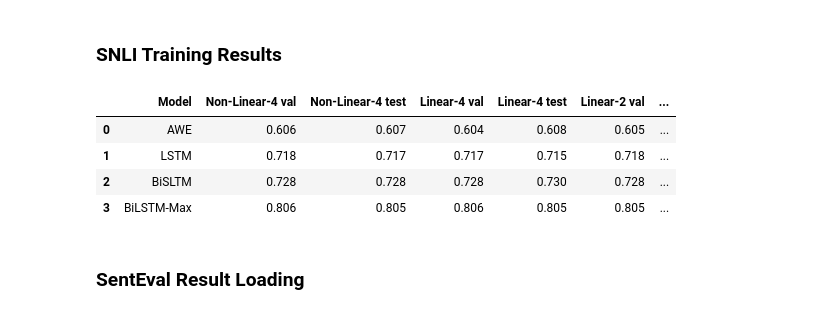
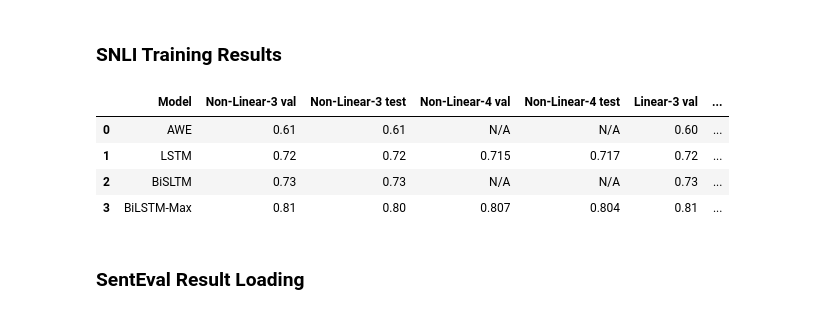
Before and after one commit to gerardPlanella/SentenceRepresentations_NLI, a Jupyter notebook: analysis.ipynb, the cells around one changed output. Cells and saved outputs as stored; diff of their text form; code cells hidden in the pictures.

```diff
--- a/analysis.ipynb
+++ b/analysis.ipynb
@@ -348,40 +360,55 @@ test_accuracies_linear_2 = {
 }
 
 val_accuracies_linear_2 = {
     "AWE":0.605,
     "LSTM":0.718,
     "BiSLTM":0.728,
     "BiLSTM-Max":0.805
 }
 
+
+test_accuracies_non_linear_4 = {
+    "LSTM":0.717,
+    "BiLSTM-Max":0.804
+}
+
+val_accuracies_non_linear_4 = {
+    "LSTM":0.715,
+    "BiLSTM-Max":0.807
+}
+
 # create dataframes for each architecture
 df_non_linear = pd.DataFrame({'Model': list(test_accuracies_non_linear.keys()),
                               'Non-Linear-3 val': list(val_accuracies_non_linear.values()),
-                              'Non-Linear-3 test': list(test_accuracies_non_linear.values())})
+                              'Non-Linear-3 test': list(test_accuracies_non_linear.values()),
+                              'Non-Linear-4 val': [val_accuracies_non_linear_4.get(key, "N/A") for key in test_accuracies_non_linear.keys()],
+                              'Non-Linear-4 test': [test_accuracies_non_linear_4.get(key, "N/A") for key in test_accuracies_non_linear.keys()]
+                             })
 
 df_linear_3 = pd.DataFrame({'Model': list(test_accuracies_linear_3.keys()),
                             'Linear-3 val': list(val_accuracies_linear_3.values()),
                             'Linear-3 test': list(test_accuracies_linear_3.values())})
 
 df_linear_2 = pd.DataFrame({'Model': list(test_accuracies_linear_2.keys()),
                             'Linear-2 val': list(val_accuracies_linear_2.values()),
                             'Linear-2 test': list(test_accuracies_linear_2.values())})
 
 # merge the dataframes on the 'Model' column
 merged_df = pd.merge(df_non_linear, df_linear_3, on='Model')
 merged_df = pd.merge(merged_df, df_linear_2, on='Model')
+merged_df = merged_df.round(2)
 
 # reorder columns
-merged_df = merged_df[['Model', 'Non-Linear-3 val', 'Non-Linear-3 test', 'Linear-3 val', 'Linear-3 test', 'Linear-2 val', 'Linear-2 test']]
+merged_df = merged_df[['Model', 'Non-Linear-3 val', 'Non-Linear-3 test', 'Non-Linear-4 val', 'Non-Linear-4 test', 'Linear-3 val', 'Linear-3 test', 'Linear-2 val', 'Linear-2 test']]
 
 # display the dataframe
 display(merged_df)
 # %% [output]
-|  | Model | Non-Linear-4 val | Non-Linear-4 test | Linear-4 val | Linear-4 test | Linear-2 val | ... |
-| 0 | AWE | 0.606 | 0.607 | 0.604 | 0.608 | 0.605 | ... |
-| 1 | LSTM | 0.718 | 0.717 | 0.717 | 0.715 | 0.718 | ... |
-| 2 | BiSLTM | 0.728 | 0.728 | 0.728 | 0.730 | 0.728 | ... |
-| 3 | BiLSTM-Max | 0.806 | 0.805 | 0.806 | 0.805 | 0.805 | ... |
+|  | Model | Non-Linear-3 val | Non-Linear-3 test | Non-Linear-4 val | Non-Linear-4 test | Linear-3 val | ... |
+| 0 | AWE | 0.61 | 0.61 | N/A | N/A | 0.60 | ... |
+| 1 | LSTM | 0.72 | 0.72 | 0.715 | 0.717 | 0.72 | ... |
+| 2 | BiSLTM | 0.73 | 0.73 | N/A | N/A | 0.73 | ... |
+| 3 | BiLSTM-Max | 0.81 | 0.80 | 0.807 | 0.804 | 0.81 | ... |
 # %% [markdown]
 ### SentEval Result Loading
 # %%
```
Also changed, not shown: parts of 13 cells of this notebook, 16 other files.
